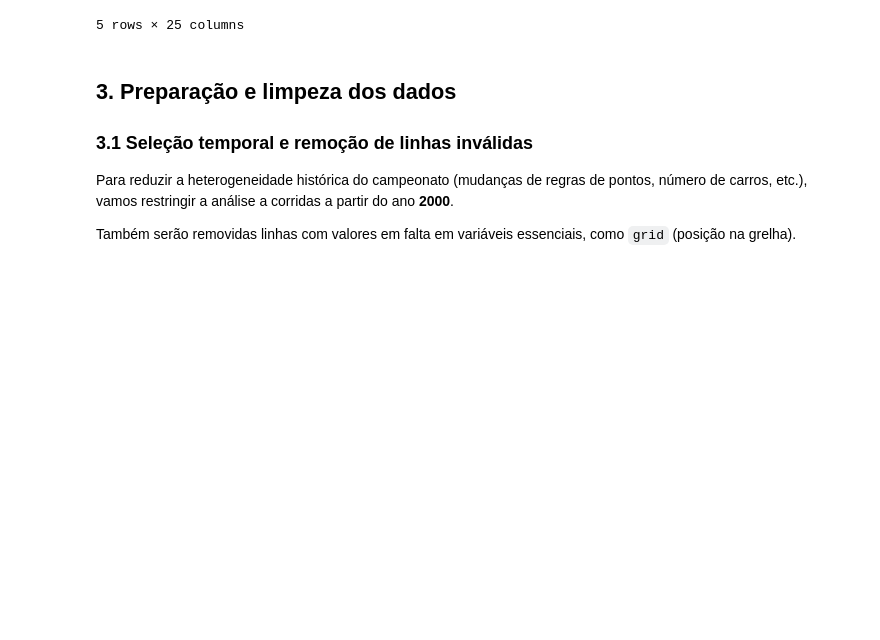
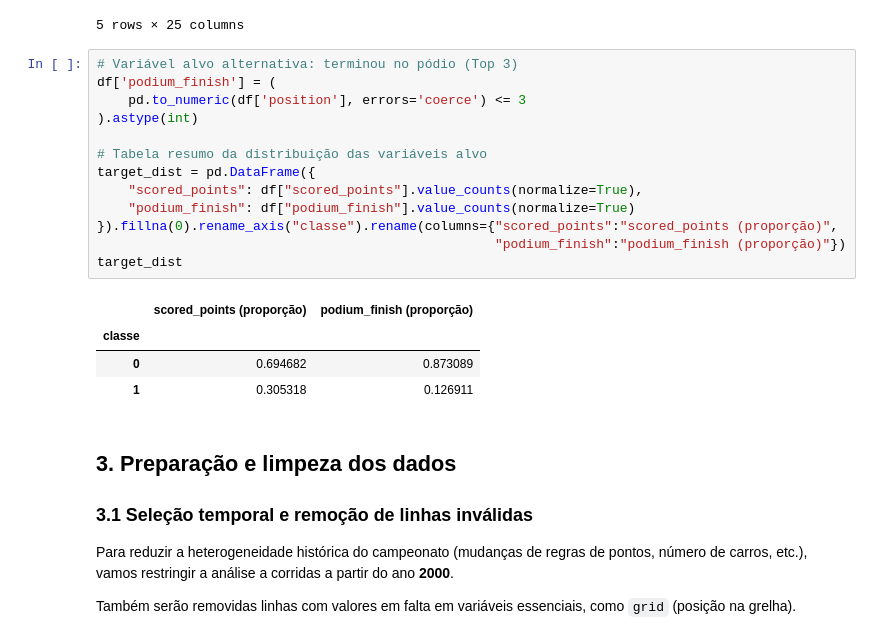
Before and after one commit to rodrigocastro27/IA25_P02_G3, a Jupyter notebook: Trabalho2/Notebook_P02_Classification_F1.ipynb, the cells around one changed output. Saved outputs shown, nothing was run; the diff lists cells and outputs as text; blank space fills up the shorter version.

```diff
--- a/Trabalho2/Notebook_P02_Classification_F1.ipynb
+++ b/Trabalho2/Notebook_P02_Classification_F1.ipynb
@@ -116,6 +133,24 @@ df.head()
 | 3 | 4 | 18 | 4 | 4 | 5 | 11 | 4.0 | 4 | 4 | ... |
 | 4 | 5 | 18 | 5 | 1 | 23 | 3 | 5.0 | 5 | 5 | ... |
 5 rows × 25 columns
+# %%
+# Variável alvo alternativa: terminou no pódio (Top 3)
+df['podium_finish'] = (
+    pd.to_numeric(df['position'], errors='coerce') <= 3
+).astype(int)
+
+# Tabela resumo da distribuição das variáveis alvo
+target_dist = pd.DataFrame({
+    "scored_points": df["scored_points"].value_counts(normalize=True),
+    "podium_finish": df["podium_finish"].value_counts(normalize=True)
+}).fillna(0).rename_axis("classe").rename(columns={"scored_points":"scored_points (proporção)",
+                                                   "podium_finish":"podium_finish (proporção)"})
+target_dist
+# %% [output]
+|  | scored_points (proporção) | podium_finish (proporção) |
+| classe |  |  |
+| 0 | 0.694682 | 0.873089 |
+| 1 | 0.305318 | 0.126911 |
 # %% [markdown]
 ## 3. Preparação e limpeza dos dados
 
```
Also changed, not shown: parts of 10 cells of this notebook, 3 other files.
